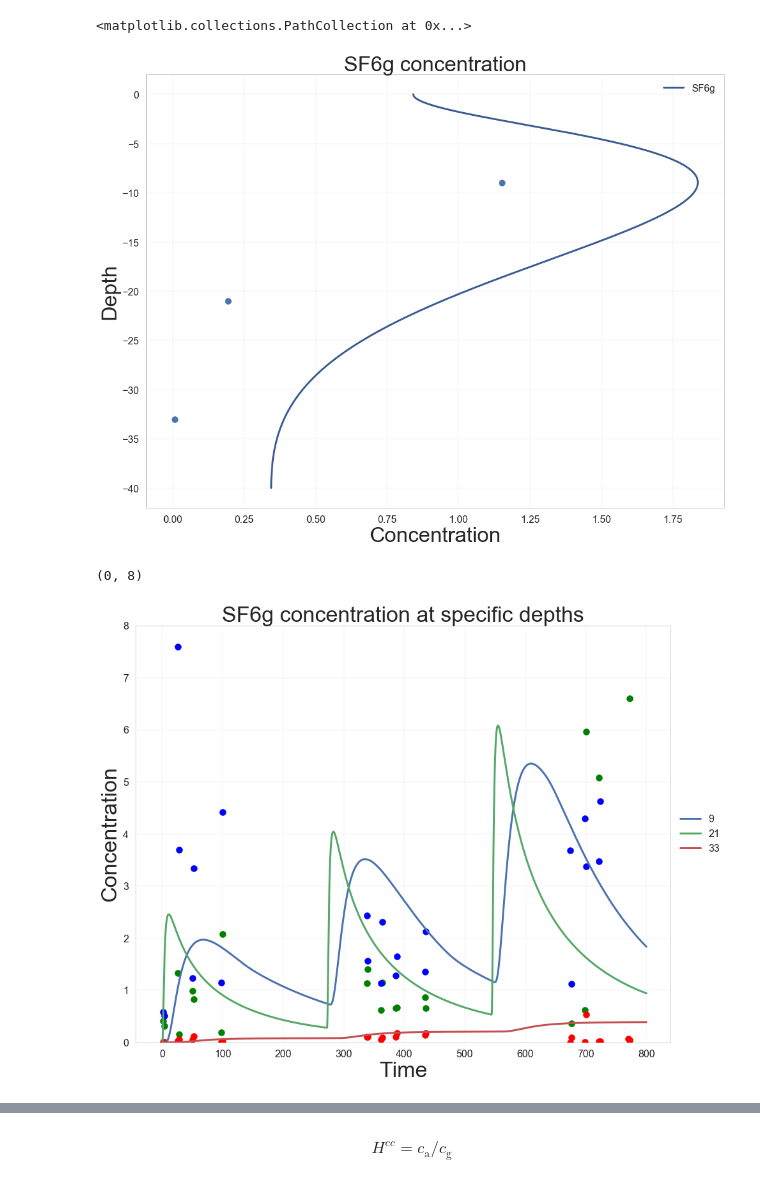
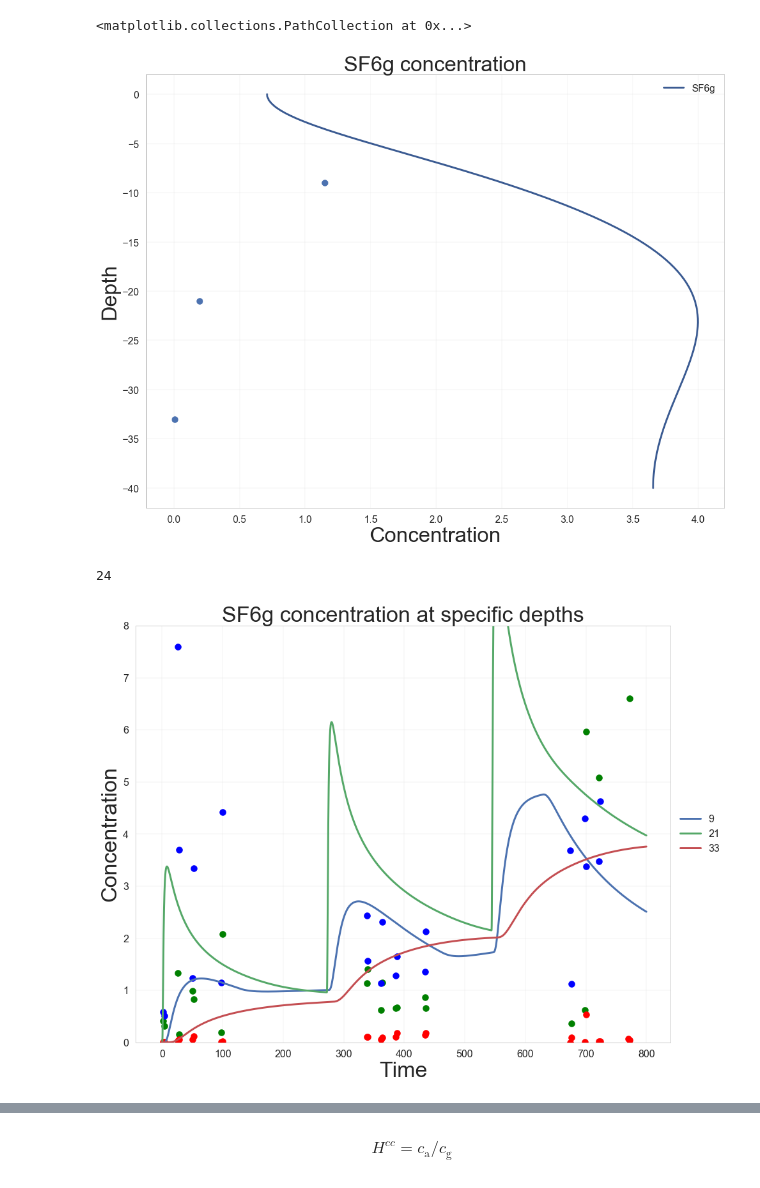
Before and after one commit to biogeochemistry/PorousMediaLab, a Jupyter notebook: examples/Tracer gas/tracer_gas_in_column.ipynb, the cells around one changed output, grey strips where cells are left out. Saved outputs shown, nothing was run; the diff lists cells and outputs as text; code cells hidden in the pictures.

```diff
--- a/examples/Tracer gas/tracer_gas_in_column.ipynb
+++ b/examples/Tracer gas/tracer_gas_in_column.ipynb
@@ -47,9 +47,9 @@ ftc = PorousMediaLab(L, dx, tend, dt, phi)
 # plt.plot(SF6_init)
 # %%
 # theta=0.995
-k=10
+k=15
 # ftc.add_species(is_solute=True, element='SF6w', D=k*D_SF6w, init_C=0, bc_top=0., bc_top_type='flux', bc_bot=0., bc_bot_type='flux')
-ftc.add_species(is_solute=True, element='SF6g', D=k*D_SF6w, init_C=0, bc_top=0., bc_top_type='constant', bc_bot=0., bc_bot_type='flux', rising_velocity=0.08)
+ftc.add_species(is_solute=True, element='SF6g', D=k*D_SF6w, init_C=0, bc_top=0., bc_top_type='constant', bc_bot=0., bc_bot_type='flux', rising_velocity=0.02)
 # ftc.add_species(is_solute=True, element='tracer', D=D_SF6g, init_C=1, bc_top=0., bc_top_type='flux', bc_bot=0., bc_bot_type='flux')
 # ftc.add_henry_law_equilibrium(aq='SF6w', gas='SF6g', Hcc=SF6_Hcc)
 # %%
@@ -87,17 +88,18 @@ plt.scatter([C1[Tm==98], C2[Tm==98], C3[Tm==98]], [-9,-21,-33])
 # plt.scatter(C3[7], -33)
 # %% [output]
 <matplotlib.collections.PathCollection at 0x...>
-[figure, old version]
+[figure, new version]
 # %%
 ftc.plot_depths('SF6g', depths=[9,21,33], time_to_plot=800)
 plt.scatter(Tm, C2, color='g')
 plt.scatter(Tm, C1, color='b')
 plt.scatter(Tm, C3, color='r')
 # plt.xlim([0,80])
 plt.ylim([0,8])
+len(C2)
 # %% [output]
-(0, 8)
+24
-[figure, old version]
+[figure, new version]
 # %%
 Fx
 # %% [output]
```
Also changed, not shown: parts of 7 cells of this notebook, 2 other files.
